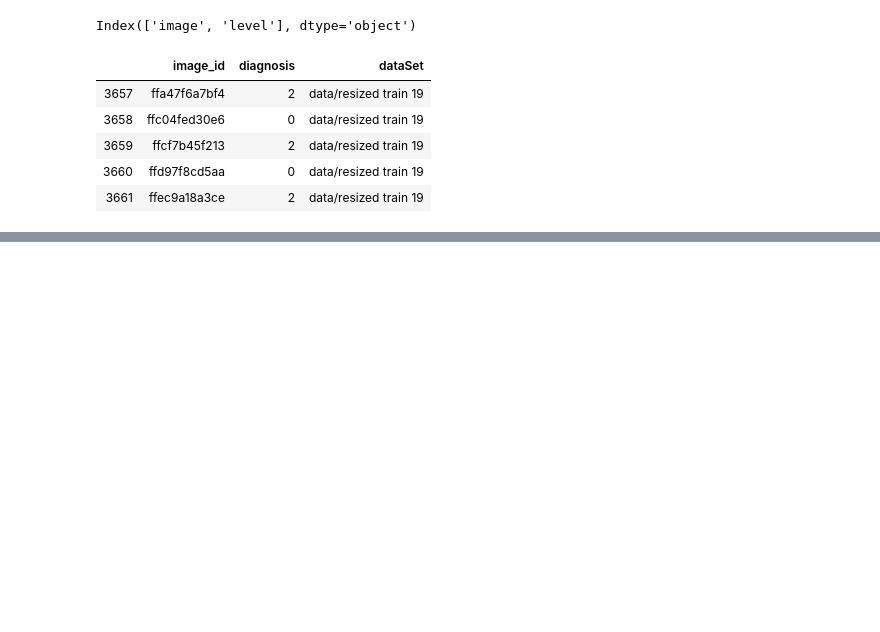
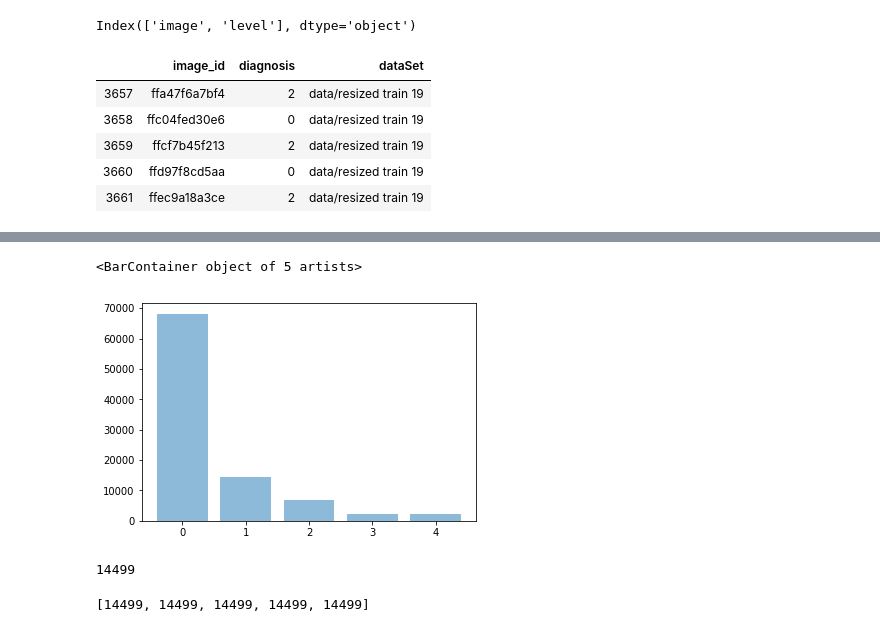
Before and after one commit to moiztechsavvy/Kaggle-Challenge-APTOS-Blindness-Detection, a Jupyter notebook: Combinecsv.ipynb, the cells around one changed output, grey strips where cells are left out. Drawn from its saved outputs; the diff is of its cells as text; code cells hidden in the pictures; blank space fills up the shorter version.

```diff
--- a/Combinecsv.ipynb
+++ b/Combinecsv.ipynb
@@ -60,0 +81,6 @@ Training_DataFrame = Training_DataFrame.append(testdata2015, sort=False,ignore_i
+# %%
+import matplotlib.pyplot as plt;
+plt.bar([0,1,2,3,4],  list(Training_DataFrame['diagnosis'].value_counts()),align='center', alpha=0.5)
+# %% [output]
+<BarContainer object of 5 artists>
+[figure, added]
@@ -60,0 +89,4 @@ Training_DataFrame = Training_DataFrame.append(testdata2015, sort=False,ignore_i
+# %%
+d1
+# %% [output]
+14499
@@ -60,0 +99,4 @@ Training_DataFrame = Training_DataFrame.append(testdata2015, sort=False,ignore_i
+# %%
+list(Balance_Df['diagnosis'].value_counts())
+# %% [output]
+[14499, 14499, 14499, 14499, 14499]
```
Also changed, not shown: parts of 15 cells of this notebook, 1 other file.
